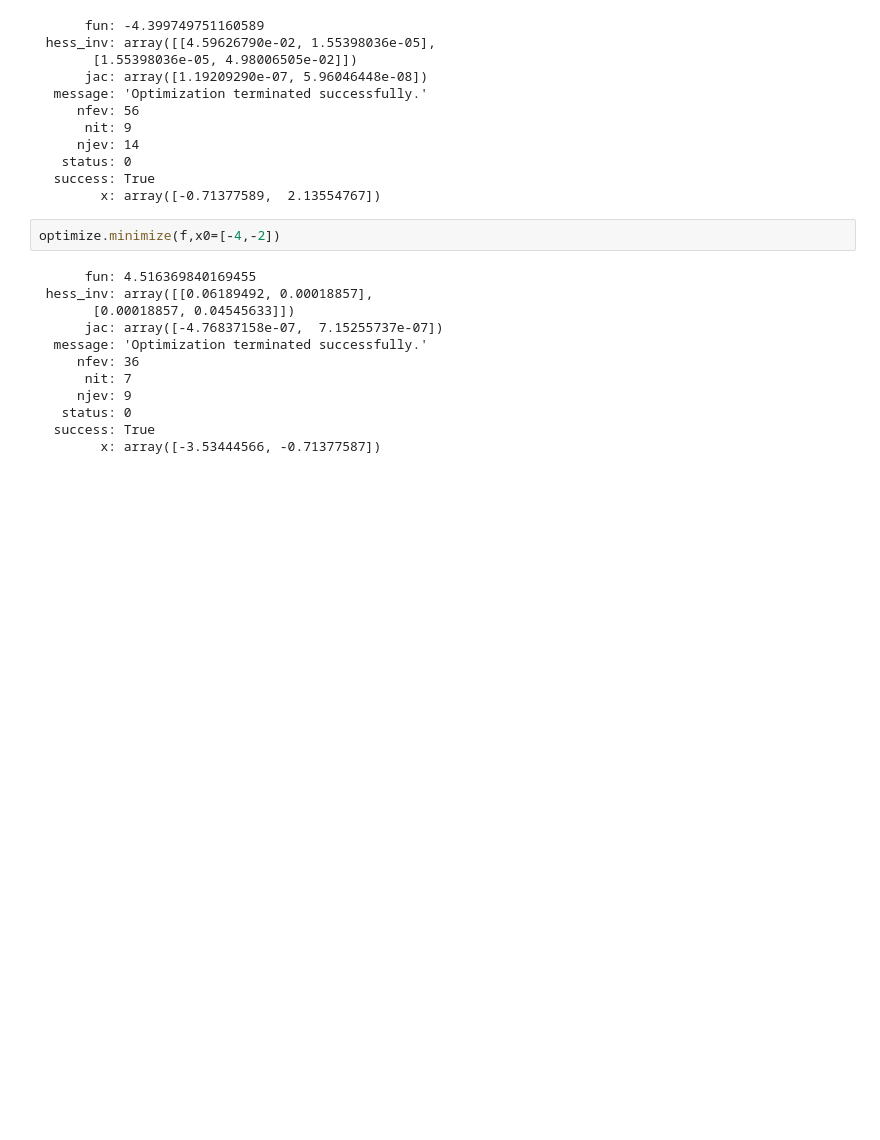
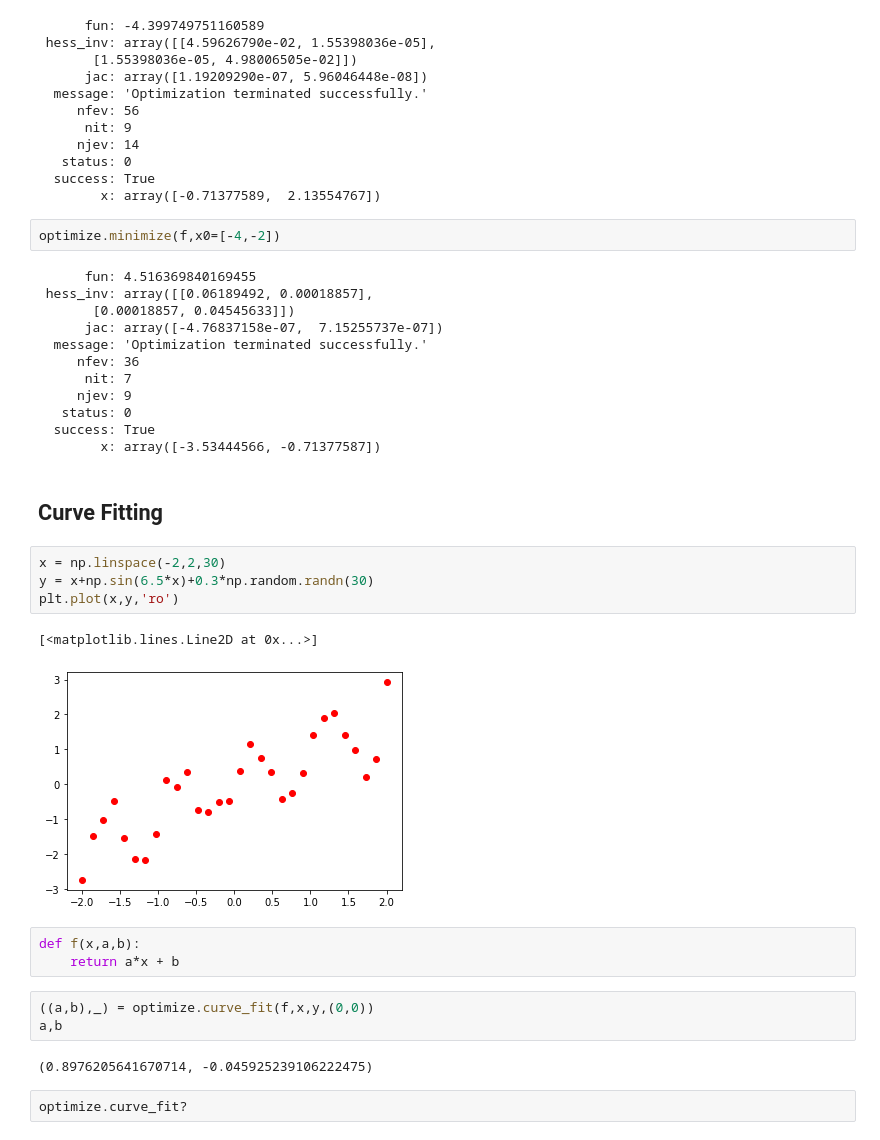
Before and after one commit to angelacpd/Scientific_Python, a Jupyter notebook: Lecture_5.ipynb, the cells around one changed output. Cells and saved outputs as stored; diff of their text form; blank space fills up the shorter version.

Commit message:
Lecture 5: SciPy - Curve fitting

```diff
--- a/Lecture_5.ipynb
+++ b/Lecture_5.ipynb
@@ -173,3 +173,22 @@ optimize.minimize(f,x0=[-4,-2])
    status: 0
   success: True
         x: array([-3.53444566, -0.71377587])
+# %% [markdown]
+## Curve Fitting
+# %%
+x = np.linspace(-2,2,30)
+y = x+np.sin(6.5*x)+0.3*np.random.randn(30)
+plt.plot(x,y,'ro')
+# %% [output]
+[<matplotlib.lines.Line2D at 0x...>]
+[figure, added]
+# %%
+def f(x,a,b):
+    return a*x + b
+# %%
+((a,b),_) = optimize.curve_fit(f,x,y,(0,0))
+a,b
+# %% [output]
+(0.8976205641670714, -0.045925239106222475)
+# %%
+optimize.curve_fit?
```
Also changed, not shown: parts of 5 cells of this notebook.
